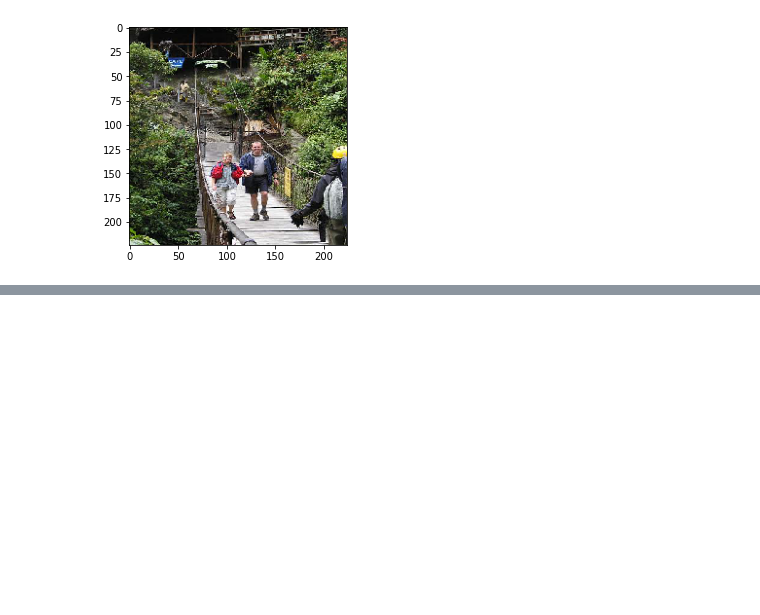
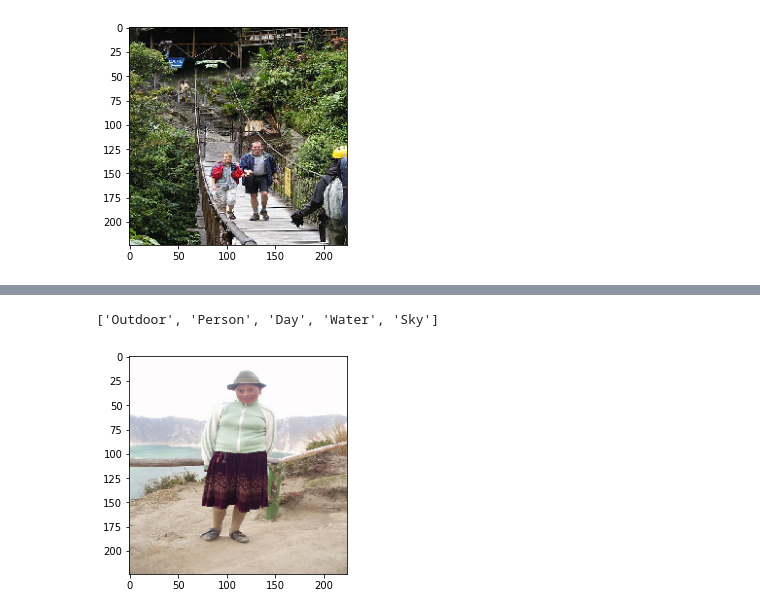
Before and after one commit to GuinaWeng/ML-project, a Jupyter notebook: Final_Project_Code.ipynb, the cells around one changed output, grey strips where cells are left out. Cells and saved outputs as stored; diff of their text form; code cells hidden in the pictures; blank space fills up the shorter version.

```diff
--- a/Final_Project_Code.ipynb
+++ b/Final_Project_Code.ipynb
@@ -131,0 +147,5 @@ tags_prediction(str(testDF[0][14]))
+# %%
+tags_prediction(str(testDF[0][10]))
+# %% [output]
+['Outdoor', 'Person', 'Day', 'Water', 'Sky']
+[figure, added]
```
Also changed, not shown: parts of 5 cells of this notebook.
